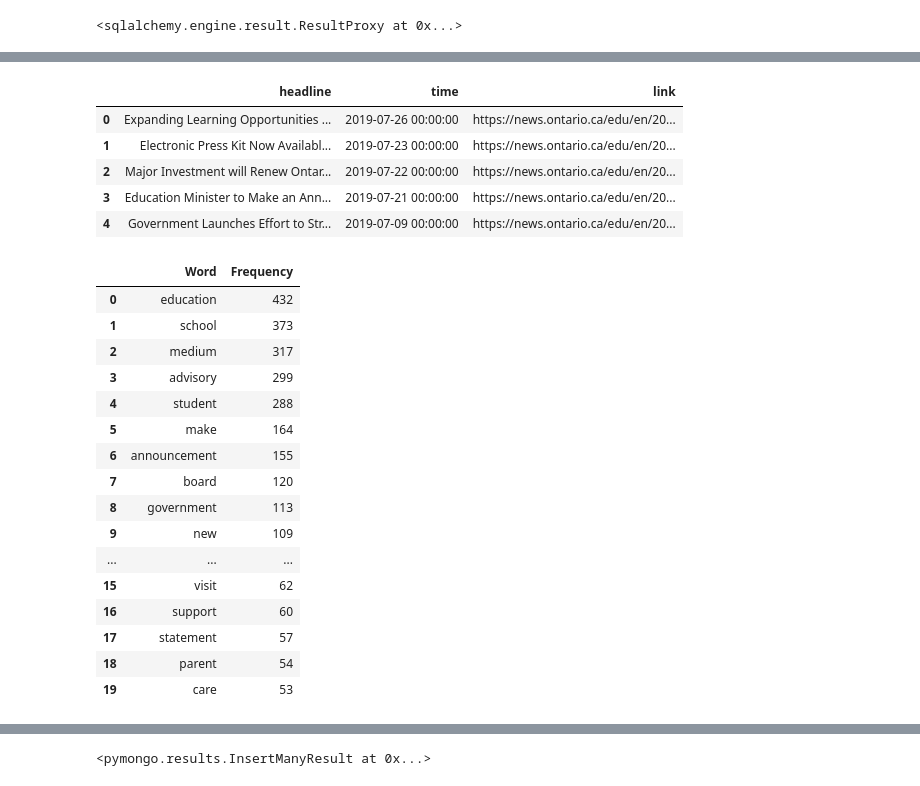
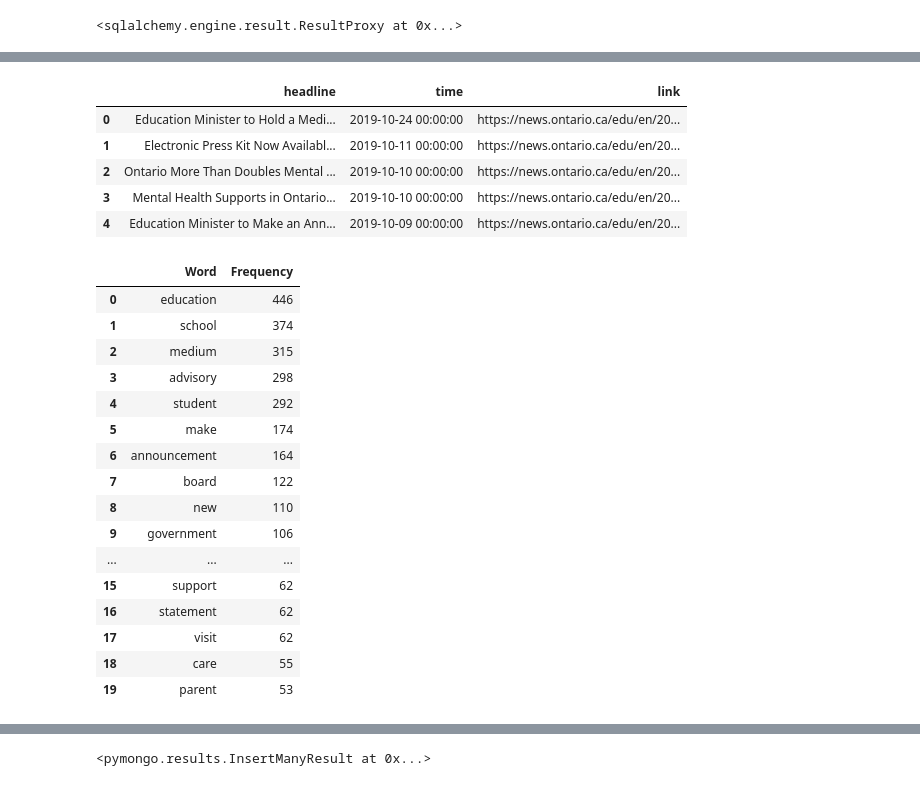
Before and after one commit to mukjs/public_schools_project, a Jupyter notebook: Code/Data_cleanup_analysis.ipynb, the cells around one changed output, grey strips where cells are left out. Cells and saved outputs as stored; diff of their text form; code cells hidden in the pictures.

Commit message:
Updating comments/descriptions. Adding machine learning part.

```diff
--- a/Code/Data_cleanup_analysis.ipynb
+++ b/Code/Data_cleanup_analysis.ipynb
@@ -212,10 +230,13 @@ schools_eqao.to_sql(name='schools_data', con=engine, if_exists = 'replace', inde
 # %%
+# Scrape news from the web
+from bs4 import BeautifulSoup
 
 news_list=[]
 time_list=[]
 link_list=[]
 
-for i in range(1,119):
+#Scraping 120 pages of news
+for i in range(1,121):
     url = 'https://news.ontario.ca/en/search?entry_blog_ids%5B%5D=22&page='+str(i)
 
 # Retrieve page with the requests module
@@ -259,66 +288,59 @@ for i in range (0,len(time)):
 df.head()
 # %% [output]
 |  | headline | time | link |
-| 0 | Expanding Learning Opportunities ... | 2019-07-26 00:00:00 | https://news.ontario.ca/edu/en/20... |
-| 1 | Electronic Press Kit Now Availabl... | 2019-07-23 00:00:00 | https://news.ontario.ca/edu/en/20... |
-| 2 | Major Investment will Renew Ontar... | 2019-07-22 00:00:00 | https://news.ontario.ca/edu/en/20... |
-| 3 | Education Minister to Make an Ann... | 2019-07-21 00:00:00 | https://news.ontario.ca/edu/en/20... |
-| 4 | Government Launches Effort to Str... | 2019-07-09 00:00:00 | https://news.ontario.ca/edu/en/20... |
+| 0 | Education Minister to Hold a Medi... | 2019-10-24 00:00:00 | https://news.ontario.ca/edu/en/20... |
+| 1 | Electronic Press Kit Now Availabl... | 2019-10-11 00:00:00 | https://news.ontario.ca/edu/en/20... |
+| 2 | Ontario More Than Doubles Mental ... | 2019-10-10 00:00:00 | https://news.ontario.ca/edu/en/20... |
+| 3 | Mental Health Supports in Ontario... | 2019-10-10 00:00:00 | https://news.ontario.ca/edu/en/20... |
+| 4 | Education Minister to Make an Ann... | 2019-10-09 00:00:00 | https://news.ontario.ca/edu/en/20... |
 # %%
 import nltk
 from nltk.tokenize import word_tokenize
-# from nltk.stem import PorterStemmer
 from nltk.corpus import stopwords
 from nltk.stem import WordNetLemmatizer
 
 lemmatizer=WordNetLemmatizer()
 
+#Concatenate all headlines for analysis
+headlines = df.headline.str.cat(sep=' ')
 
-# ps=PorterStemmer()
-
-headlines = df.headline.str.cat(sep=' ')
 
 #function to split text into word
 tokens = word_tokenize(headlines)
-vocabulary = set(tokens)
-
 
 stop_words = set(stopwords.words('english'))
 stop_words.update(["Ontario",":","-",",","archive","ontario","minister","'s"])
 
 
 tokens = [w.lower() for w in tokens]
 tokens = [lemmatizer.lemmatize(w) for w in tokens]
 tokens = [w for w in tokens if not w in stop_words]
 
 
 
 frequency_dist = nltk.FreqDist(tokens)
 
-
-# sorted(frequency_dist,key=frequency_dist.__getitem__, reverse=True)[0:50]
-
 top_N = 100
 
 rslt = pd.DataFrame(frequency_dist.most_common(top_N),
                     columns=['Word', 'Frequency'])
 rslt.head(20)
 # %% [output]
 |  | Word | Frequency |
-| 0 | education | 432 |
-| 1 | school | 373 |
-| 2 | medium | 317 |
-| 3 | advisory | 299 |
-| 4 | student | 288 |
-| 5 | make | 164 |
-| 6 | announcement | 155 |
-| 7 | board | 120 |
-| 8 | government | 113 |
-| 9 | new | 109 |
+| 0 | education | 446 |
+| 1 | school | 374 |
+| 2 | medium | 315 |
+| 3 | advisory | 298 |
+| 4 | student | 292 |
+| 5 | make | 174 |
+| 6 | announcement | 164 |
+| 7 | board | 122 |
+| 8 | new | 110 |
+| 9 | government | 106 |
 | ... | ... | ... |
-| 15 | visit | 62 |
-| 16 | support | 60 |
-| 17 | statement | 57 |
-| 18 | parent | 54 |
-| 19 | care | 53 |
+| 15 | support | 62 |
+| 16 | statement | 62 |
+| 17 | visit | 62 |
+| 18 | care | 55 |
+| 19 | parent | 53 |
 # %%
```
Also changed, not shown: parts of 29 cells of this notebook, 2 other files.
